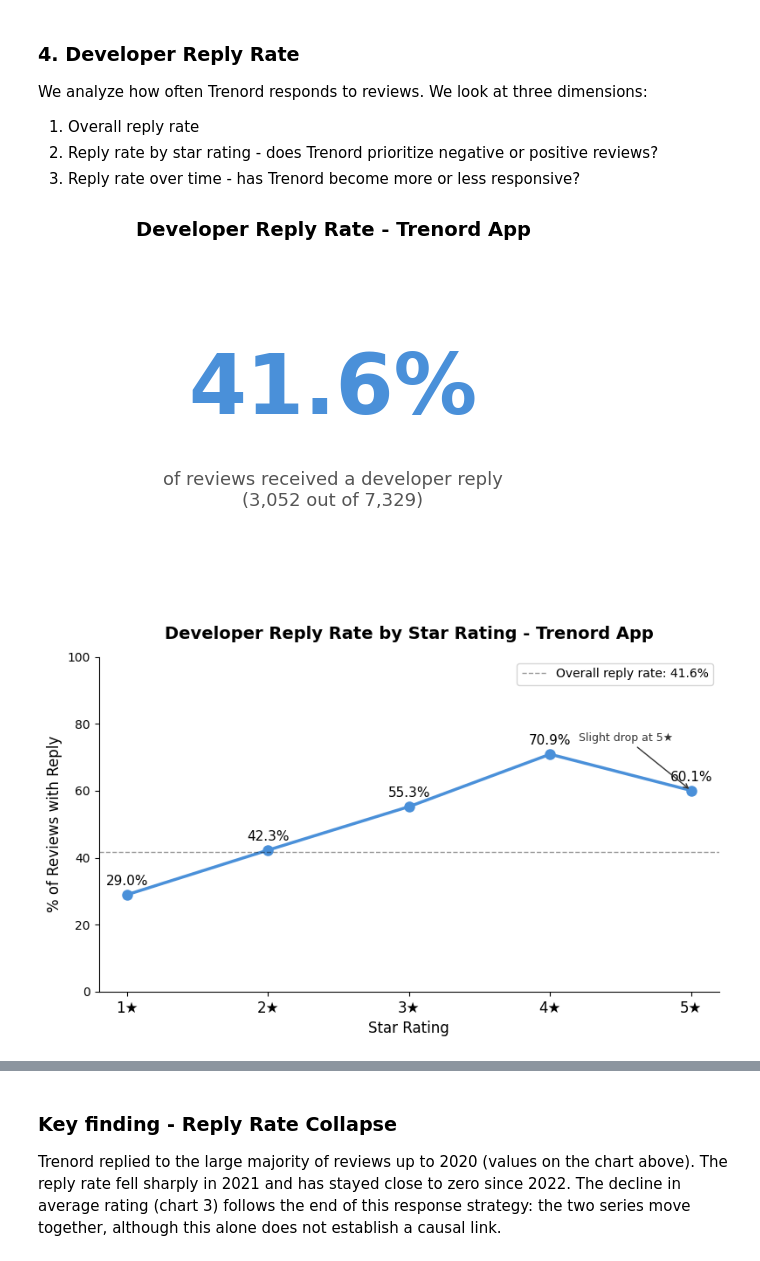
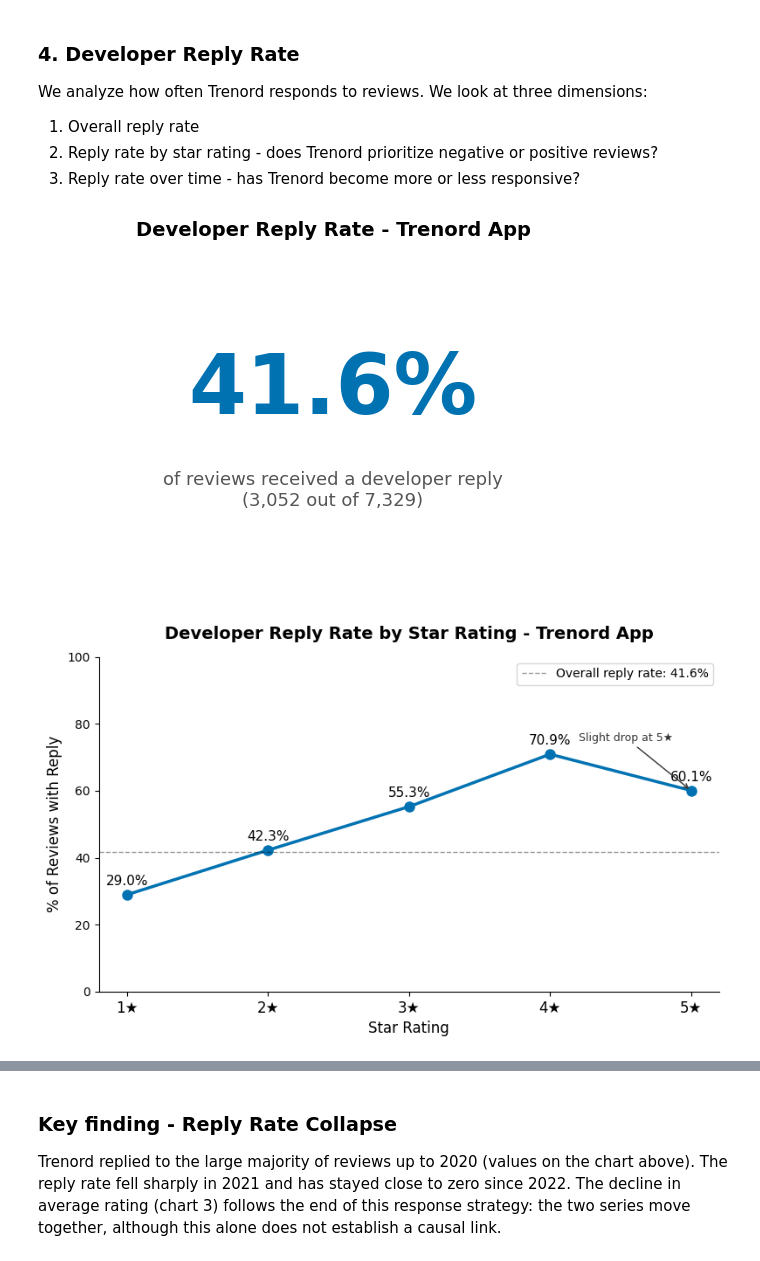
Before and after one commit to paolotroia-datavizlab/trenord-reviews-bertopic, a Jupyter notebook: notebooks/03_analysis.ipynb, the cells around one changed output, grey strips where cells are left out. Cells and saved outputs as stored; diff of their text form; code cells hidden in the pictures.

```diff
--- a/notebooks/03_analysis.ipynb
+++ b/notebooks/03_analysis.ipynb
@@ -242,35 +242,35 @@ We look at three dimensions:
 # %%
 # --- CHART 4a: DEVELOPER REPLY RATE - OVERALL ---
 # For a single percentage, a clean text summary is more immediate
 # than a chart - the reader does not need to interpret anything.
 
 total_reviews      = len(df)
 reviews_with_reply = df["has_reply"].sum()
 reply_rate         = reviews_with_reply / total_reviews * 100
 
 fig, ax = plt.subplots(figsize=(6, 4))
 
 # Show the big number in the center
 ax.text(0.5, 0.6, f"{reply_rate:.1f}%",
         ha="center", va="center",
-        fontsize=60, fontweight="bold", color="#4a90d9",
+        fontsize=60, fontweight="bold", color="#0072B2",
         transform=ax.transAxes)
 
 ax.text(0.5, 0.3, f"of reviews received a developer reply\n({reviews_with_reply:,} out of {total_reviews:,})",
         ha="center", va="center",
         fontsize=13, color="#555555",
         transform=ax.transAxes)
 
 ax.set_title("Developer Reply Rate - Trenord App", fontsize=14, fontweight="bold", pad=15)
 
 # Hide axes - we don't need them for a text-based chart
 ax.axis("off")
 
 plt.tight_layout()
 plt.savefig("../reports/figures/chart_reply_rate_overall.png", dpi=150)
 plt.show()
 # %% [output]
-[figure, old version]
+[figure, new version]
 # %%
 # --- CHART 4b: DEVELOPER REPLY RATE BY STAR RATING ---
 # We use a line chart because we are showing a trend across an ordinal scale (1★ to 5★).
@@ -283,7 +283,7 @@ fig, ax = plt.subplots(figsize=(8, 5))
 ax.plot(
     reply_by_rating.index,
     reply_by_rating.values,
-    color="#4a90d9", linewidth=2.5, marker="o", markersize=8
+    color="#0072B2", linewidth=2.5, marker="o", markersize=8
 )
 
 # Show the exact percentage next to each data point
@@ -327,7 +327,7 @@ plt.tight_layout()
 plt.savefig("../reports/figures/chart_reply_rate_by_rating.png", dpi=150)
 plt.show()
 # %% [output]
-[figure, old version]
+[figure, new version]
 # %%
 # --- CHART 5: DEVELOPER REPLY RATE OVER TIME ---
 # We look at how Trenord's responsiveness has changed year by year.
```
Also changed, not shown: parts of 5 cells of this notebook, 18 other files.
